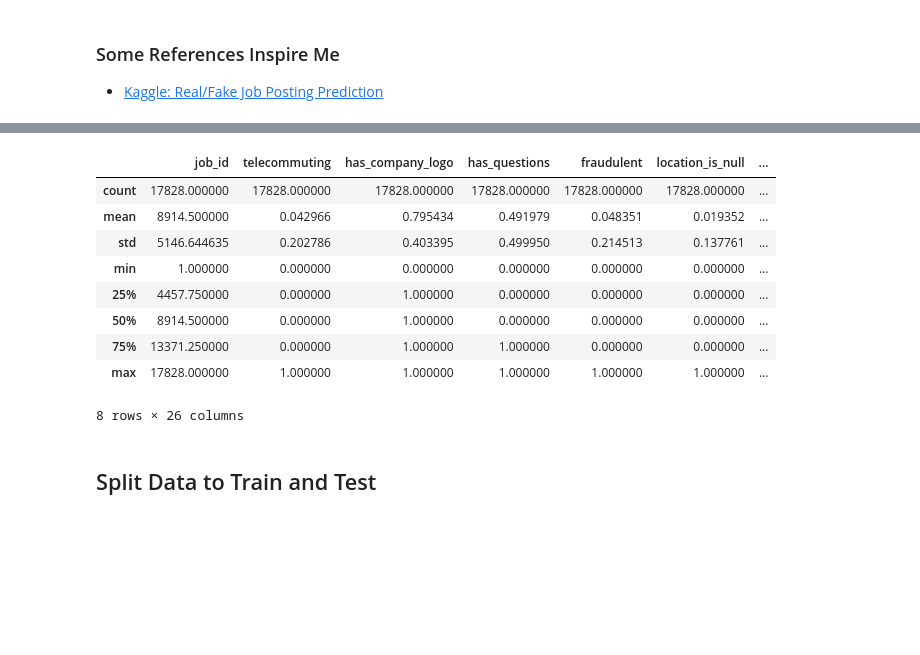
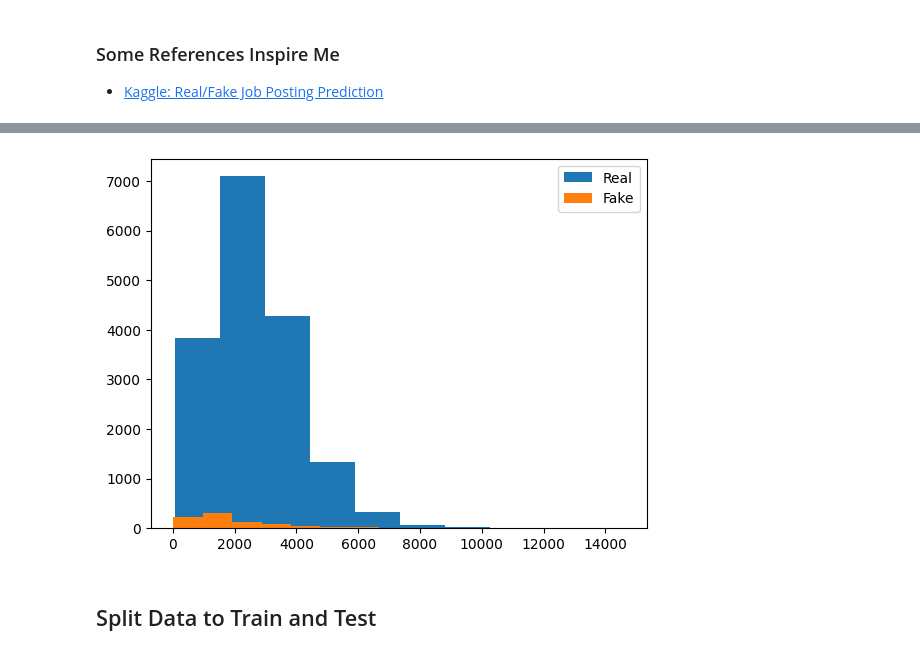
Before and after one commit to BillGuess/Fake-JD-Detector, a Jupyter notebook: data_observation_splitting.ipynb, the cells around one changed output, grey strips where cells are left out. Drawn from its saved outputs; the diff is of its cells as text; code cells hidden in the pictures; blank space fills up the shorter version.

```diff
--- a/data_observation_splitting.ipynb
+++ b/data_observation_splitting.ipynb
@@ -154,10 +198,18 @@ job_postings_extend_df["posting_text"] = (
 )
 
 # Clean text, only keep a-z, A-Z, 0-9 characters
-#
-job_postings_extend_df["posting_text_cleaned"] = job_postings_extend_df["posting_text"].apply(lambda x: re.sub(r"[\s]+", " ", re.sub(r"[^a-zA-Z0-9]+"," ", x)).strip())
+# In formal texts, special symbols usually can be mean as space
+job_postings_extend_df["posting_text_cleaned"] = (
+    job_postings_extend_df["posting_text"]
+    .apply(lambda x: re.sub(r"[\s]+", " ", re.sub(r"[^a-zA-Z0-9]+"," ", x)).strip())
+)
 # %%
 #
-text_columns = ["company_profile", "description", "requirements", "benefits", "posting_text", "posting_text_cleaned"]
+text_columns = [
+    "company_profile", "description", "requirements",
+    "benefits", "posting_text", "posting_text_cleaned"
+]
 for text_column in text_columns:
-    job_postings_extend_df[text_column+"_len"] = job_postings_extend_df[text_column].apply(lambda x: len(x))
+    job_postings_extend_df[text_column+"_len"] = (
+        job_postings_extend_df[text_column].apply(lambda x: len(x))
+    )
@@ -184,16 +216,26 @@ summary_dataframe(job_postings_extend_df)
 # %%
-job_postings_extend_df.describe()
+posting_text_cleaned_len_real = (
+    job_postings_extend_df.loc[
+        job_postings_extend_df[TARGET_COLUMN]==0,
+        "posting_text_cleaned_len"
+    ]
+    .to_list()
+)
+
+posting_text_cleaned_len_fake = (
+    job_postings_extend_df.loc[
+        job_postings_extend_df[TARGET_COLUMN]==1,
+        "posting_text_cleaned_len"
+    ]
+    .to_list()
+)
+
+plt.hist(posting_text_cleaned_len_real, label="Real")
+plt.hist(posting_text_cleaned_len_fake, label="Fake")
+plt.legend(loc="upper right")
+plt.show()
 # %% [output]
-|  | job_id | telecommuting | has_company_logo | has_questions | fraudulent | location_is_null | ... |
-| count | 17828.000000 | 17828.000000 | 17828.000000 | 17828.000000 | 17828.000000 | 17828.000000 | ... |
-| mean | 8914.500000 | 0.042966 | 0.795434 | 0.491979 | 0.048351 | 0.019352 | ... |
-| std | 5146.644635 | 0.202786 | 0.403395 | 0.499950 | 0.214513 | 0.137761 | ... |
-| min | 1.000000 | 0.000000 | 0.000000 | 0.000000 | 0.000000 | 0.000000 | ... |
-| 25% | 4457.750000 | 0.000000 | 1.000000 | 0.000000 | 0.000000 | 0.000000 | ... |
-| 50% | 8914.500000 | 0.000000 | 1.000000 | 0.000000 | 0.000000 | 0.000000 | ... |
-| 75% | 13371.250000 | 0.000000 | 1.000000 | 1.000000 | 0.000000 | 0.000000 | ... |
-| max | 17828.000000 | 1.000000 | 1.000000 | 1.000000 | 1.000000 | 1.000000 | ... |
-8 rows × 26 columns
+[figure, added]
 # %% [markdown]
 ## Split Data to Train and Test
 # %%
```
Also changed, not shown: parts of 19 cells of this notebook.
